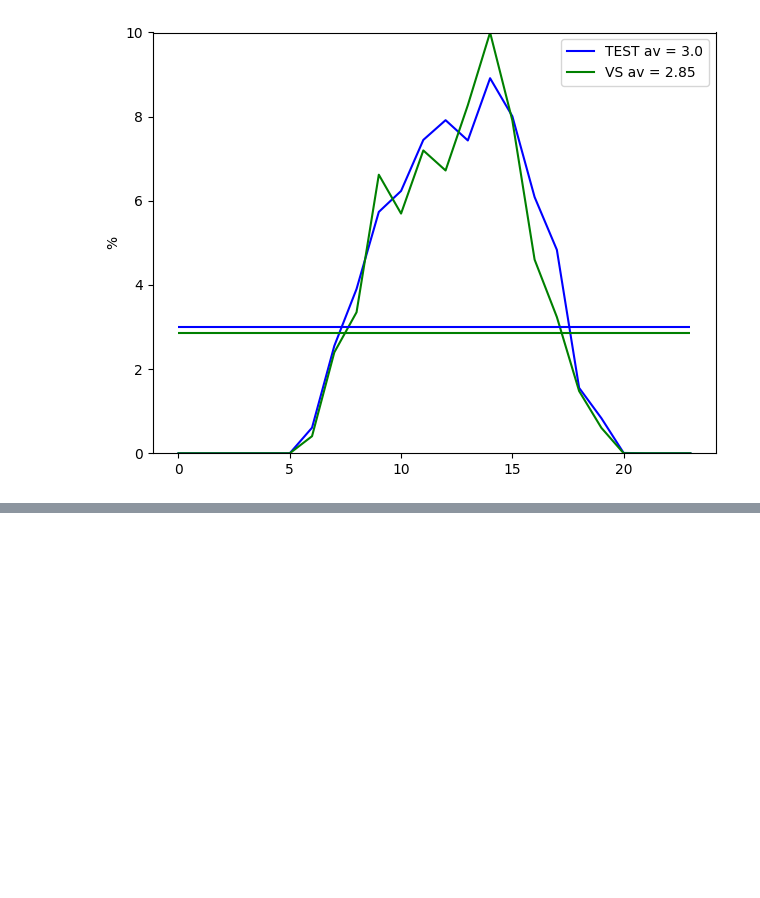
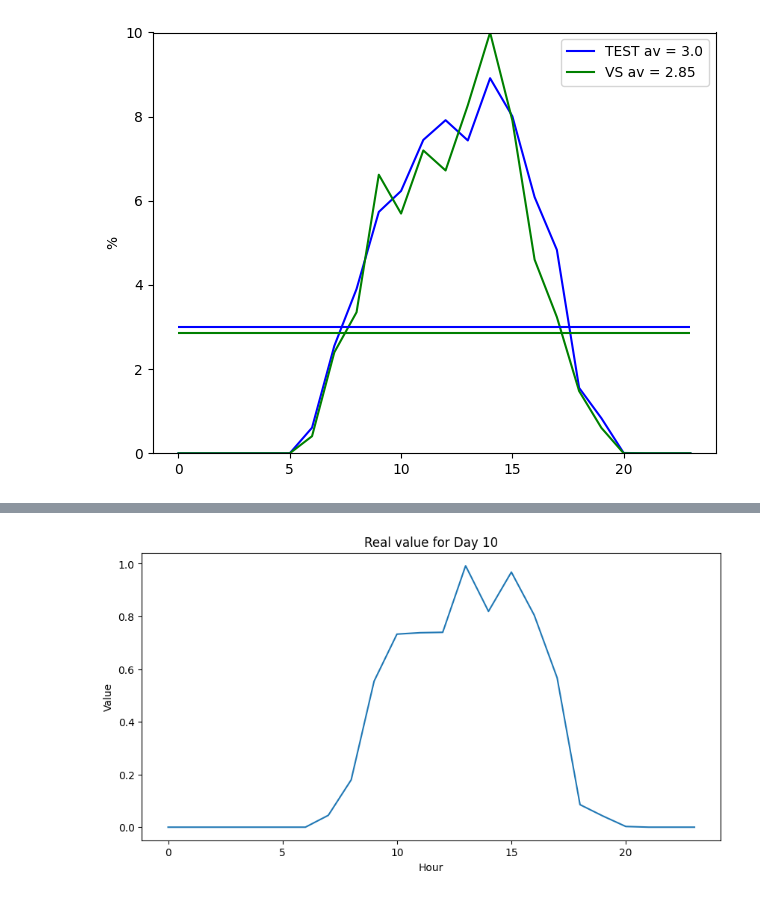
Before and after one commit to teaching-FEEC/dgm-2023.2, a Jupyter notebook: projetos/PVGEN/Code/Normalizing-Flow-Model/Notebook_Normalizing_Flow_PV_Model.ipynb, the cells around one changed output, grey strips where cells are left out. Cells and saved outputs as stored; diff of their text form; code cells hidden in the pictures; blank space fills up the shorter version.

```diff
--- a/projetos/PVGEN/Code/Normalizing-Flow-Model/Notebook_Normalizing_Flow_PV_Model.ipynb
+++ b/projetos/PVGEN/Code/Normalizing-Flow-Model/Notebook_Normalizing_Flow_PV_Model.ipynb
@@ -279,0 +385,9 @@ CRPS TEST 3.00 VS 2.85
+# %%
+plt.figure(figsize=(10,5))
+plt.plot(df_y_TEST.iloc[N-1].values)
+plt.xlabel('Hour')
+plt.ylabel('Value')
+plt.title('Real value for Day {}'.format(N))
+plt.show()
+# %% [output]
+[figure, added]
```
Also changed, not shown: parts of 10 cells of this notebook.
